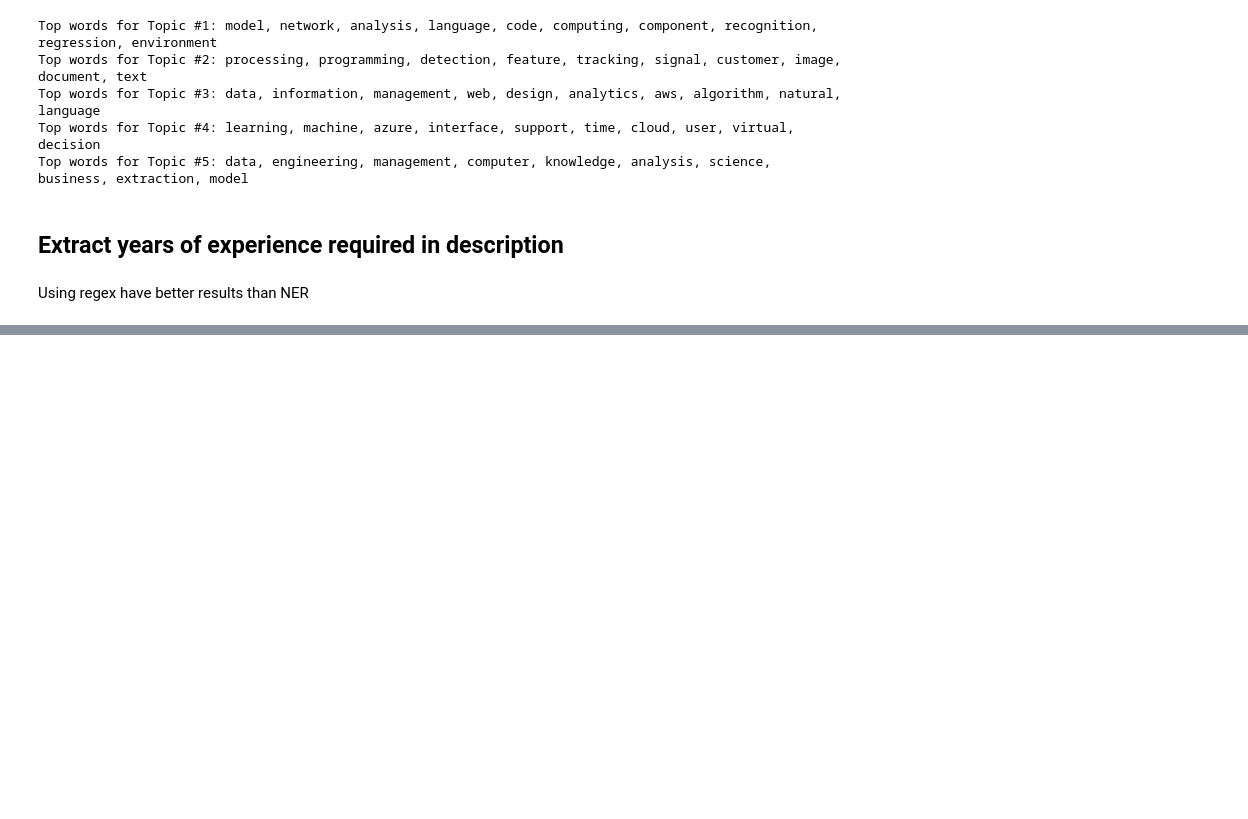
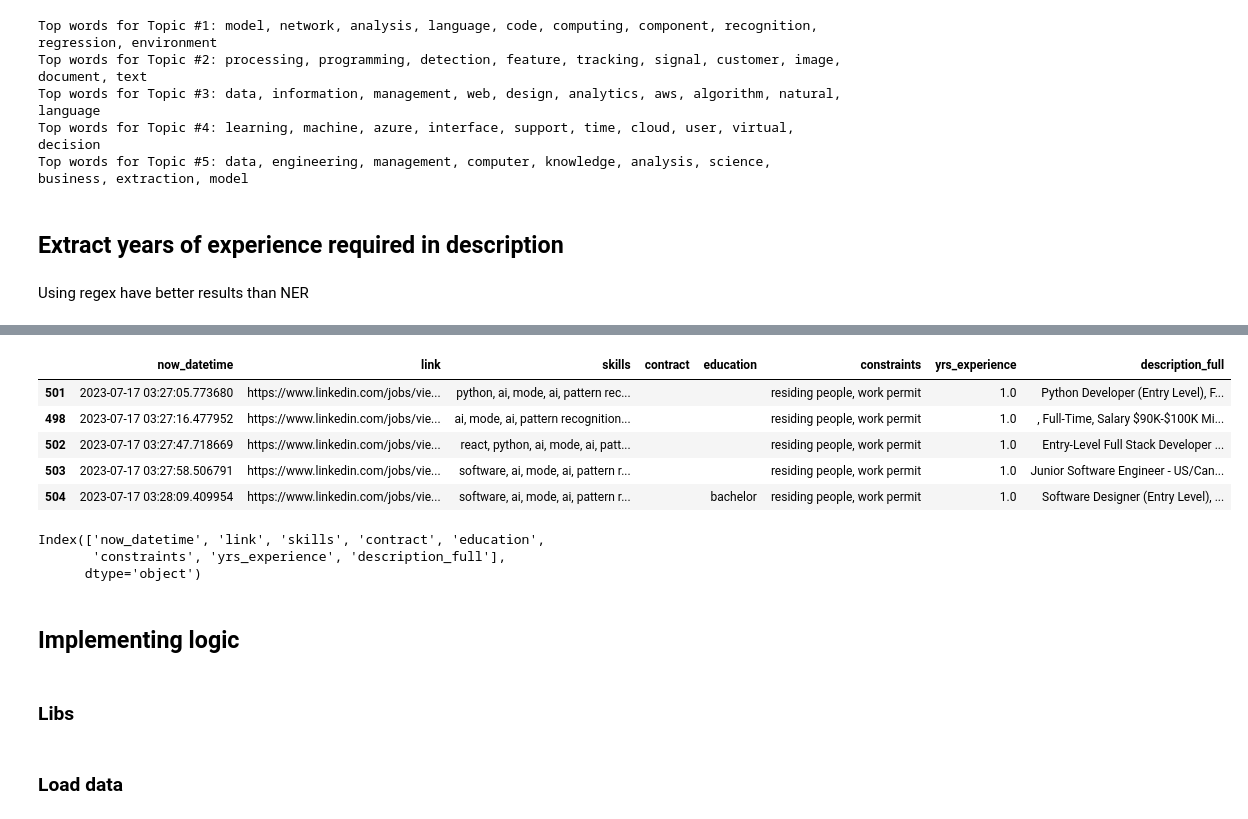
Before and after one commit to lucasvascrocha/LinkedIn-scrap, a Jupyter notebook: google_cloud/analysis.ipynb, the cells around one changed output, grey strips where cells are left out. Drawn from its saved outputs; the diff is of its cells as text; code cells hidden in the pictures; blank space fills up the shorter version.

```diff
--- a/google_cloud/analysis.ipynb
+++ b/google_cloud/analysis.ipynb
@@ -765,0 +736,21 @@ df_to_save_in_cloud = data.copy()
+# %%
+df_to_save_in_cloud['description_full'] = df_to_save_in_cloud['description']
+# %%
+df_to_save_in_cloud = df_to_save_in_cloud[['now_datetime','link','skills','contract','education','constraints','yrs_experience','description_full']]
+# %%
+df_to_save_in_cloud_without_today = df_to_save_in_cloud.loc[df_to_save_in_cloud['now_datetime']< '2023-07-18'].sort_values("now_datetime",ascending=True)
+# %%
+df_to_save_in_cloud_without_today.tail(5)
+# %% [output]
+|  | now_datetime | link | skills | contract | education | constraints | yrs_experience | description_full |
+| 501 | 2023-07-17 03:27:05.773680 | https://www.linkedin.com/jobs/vie... | python, ai, mode, ai, pattern rec... |  |  | residing people, work permit | 1.0 | Python Developer (Entry Level), F... |
+| 498 | 2023-07-17 03:27:16.477952 | https://www.linkedin.com/jobs/vie... | ai, mode, ai, pattern recognition... |  |  | residing people, work permit | 1.0 | , Full-Time, Salary $90K-$100K Mi... |
+| 502 | 2023-07-17 03:27:47.718669 | https://www.linkedin.com/jobs/vie... | react, python, ai, mode, ai, patt... |  |  | residing people, work permit | 1.0 | Entry-Level Full Stack Developer ... |
+| 503 | 2023-07-17 03:27:58.506791 | https://www.linkedin.com/jobs/vie... | software, ai, mode, ai, pattern r... |  |  | residing people, work permit | 1.0 | Junior Software Engineer - US/Can... |
+| 504 | 2023-07-17 03:28:09.409954 | https://www.linkedin.com/jobs/vie... | software, ai, mode, ai, pattern r... |  | bachelor | residing people, work permit | 1.0 | Software Designer (Entry Level), ... |
+# %%
+df_to_save_in_cloud_without_today[['now_datetime','link','skills','contract','education','constraints','yrs_experience','description_full']].columns
+# %% [output]
+Index(['now_datetime', 'link', 'skills', 'contract', 'education',
+       'constraints', 'yrs_experience', 'description_full'],
+      dtype='object')
@@ -765,0 +771,4 @@ df_to_save_in_cloud = data.copy()
+# %% [markdown]
+## Implementing logic
+# %% [markdown]
+### Libs
@@ -765,0 +781,2 @@ df_to_save_in_cloud = data.copy()
+# %% [markdown]
+### Load data
```
Also changed, not shown: parts of 46 cells of this notebook, 2 other files.
